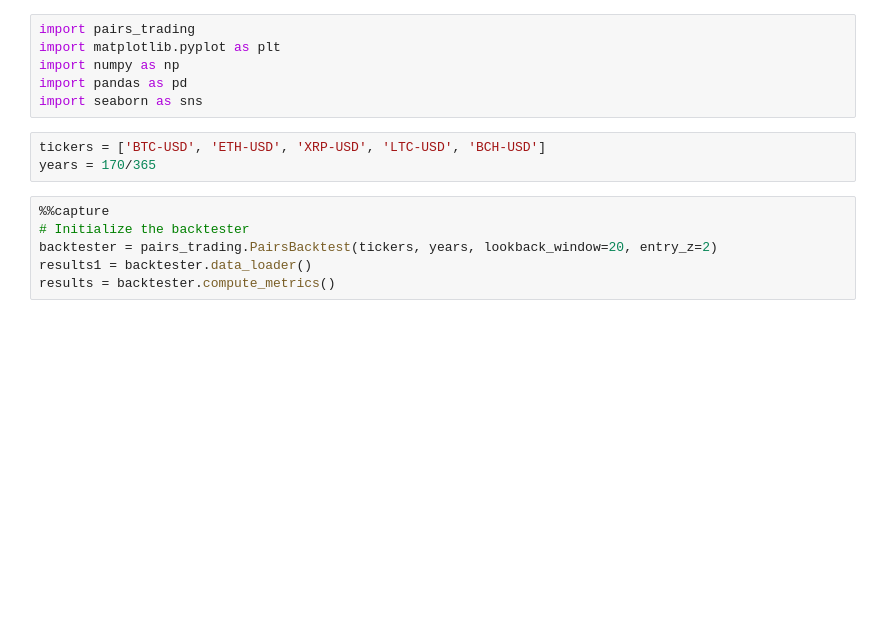
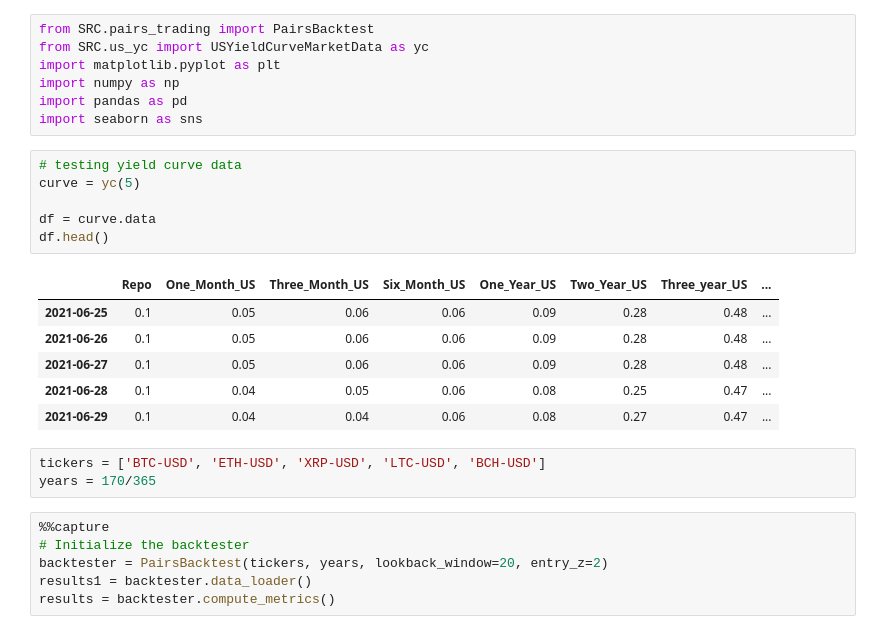
Before and after one commit to massey007/pairs_trading_algo, a Jupyter notebook: Notebooks/Pairs Trading (backtest).ipynb, the cells around one changed output. Cells and saved outputs as stored; diff of their text form; blank space fills up the shorter version.

```diff
--- a/Notebooks/Pairs Trading (backtest).ipynb
+++ b/Notebooks/Pairs Trading (backtest).ipynb
@@ -1,16 +1,30 @@
 # %%
-import pairs_trading
+from SRC.pairs_trading import PairsBacktest
+from SRC.us_yc import USYieldCurveMarketData as yc
 import matplotlib.pyplot as plt
 import numpy as np
 import pandas as pd
 import seaborn as sns
+# %%
+# testing yield curve data
+curve = yc(5)
+
+df = curve.data
+df.head()
+# %% [output]
+|  | Repo | One_Month_US | Three_Month_US | Six_Month_US | One_Year_US | Two_Year_US | Three_year_US | ... |
+| 2021-06-25 | 0.1 | 0.05 | 0.06 | 0.06 | 0.09 | 0.28 | 0.48 | ... |
+| 2021-06-26 | 0.1 | 0.05 | 0.06 | 0.06 | 0.09 | 0.28 | 0.48 | ... |
+| 2021-06-27 | 0.1 | 0.05 | 0.06 | 0.06 | 0.09 | 0.28 | 0.48 | ... |
+| 2021-06-28 | 0.1 | 0.04 | 0.05 | 0.06 | 0.08 | 0.25 | 0.47 | ... |
+| 2021-06-29 | 0.1 | 0.04 | 0.04 | 0.06 | 0.08 | 0.27 | 0.47 | ... |
 # %%
 tickers = ['BTC-USD', 'ETH-USD', 'XRP-USD', 'LTC-USD', 'BCH-USD']
 years = 170/365
 # %%
 %%capture
 # Initialize the backtester
-backtester = pairs_trading.PairsBacktest(tickers, years, lookback_window=20, entry_z=2)
+backtester = PairsBacktest(tickers, years, lookback_window=20, entry_z=2)
 results1 = backtester.data_loader()
 results = backtester.compute_metrics()
 # %%
```
Also changed, not shown: parts of 1 cell of this notebook, 4 other files.
